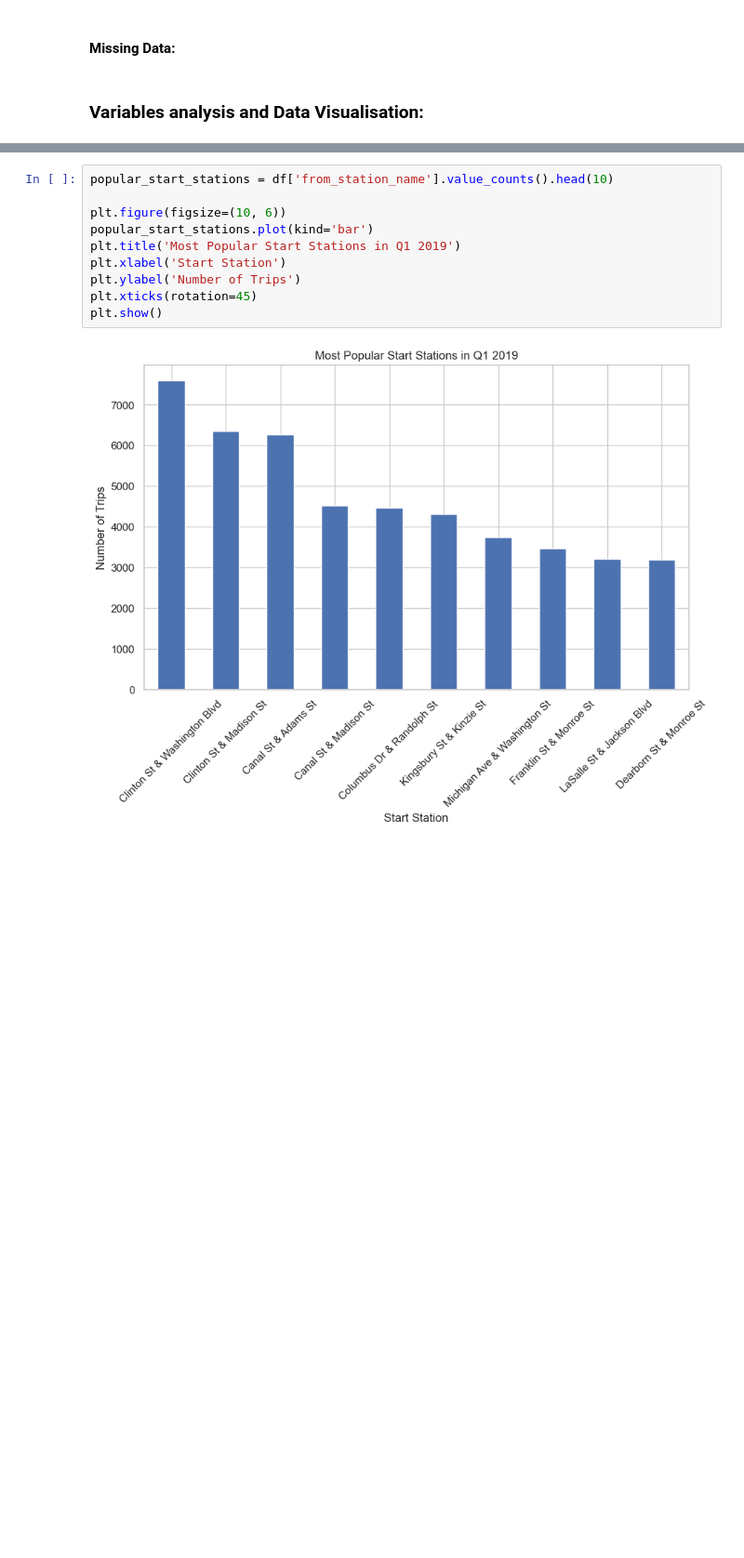
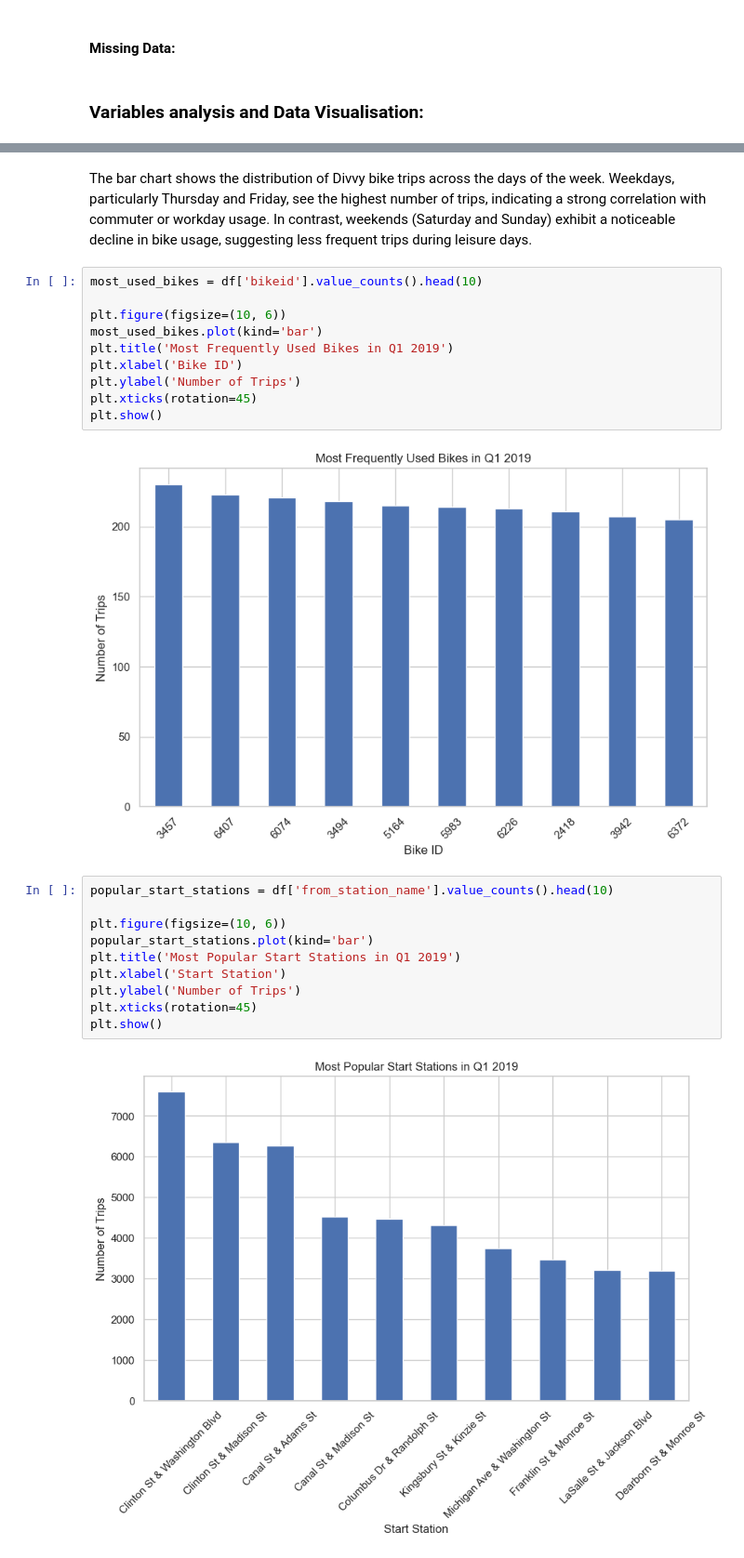
Before and after one commit to Galal-Abdelaziz/PFDA-project, a Jupyter notebook: project.ipynb, the cells around one changed output, grey strips where cells are left out. Shown at 93% size. Drawn from its saved outputs; the diff is of its cells as text; blank space fills up the shorter version.

```diff
--- a/project.ipynb
+++ b/project.ipynb
@@ -191,3 +268,17 @@ plt.show()
+# %% [markdown]
+The bar chart shows the distribution of Divvy bike trips across the days of the week. Weekdays, particularly Thursday and Friday, see the highest number of trips, indicating a strong correlation with commuter or workday usage. In contrast, weekends (Saturday and Sunday) exhibit a noticeable decline in bike usage, suggesting less frequent trips during leisure days.
+# %%
+most_used_bikes = df['bikeid'].value_counts().head(10)
+
+plt.figure(figsize=(10, 6))
+most_used_bikes.plot(kind='bar')
+plt.title('Most Frequently Used Bikes in Q1 2019')
+plt.xlabel('Bike ID')
+plt.ylabel('Number of Trips')
+plt.xticks(rotation=45)
+plt.show()
+# %% [output]
+[figure, added]
 # %%
 popular_start_stations = df['from_station_name'].value_counts().head(10)
 
```
Also changed, not shown: parts of 14 cells of this notebook.
